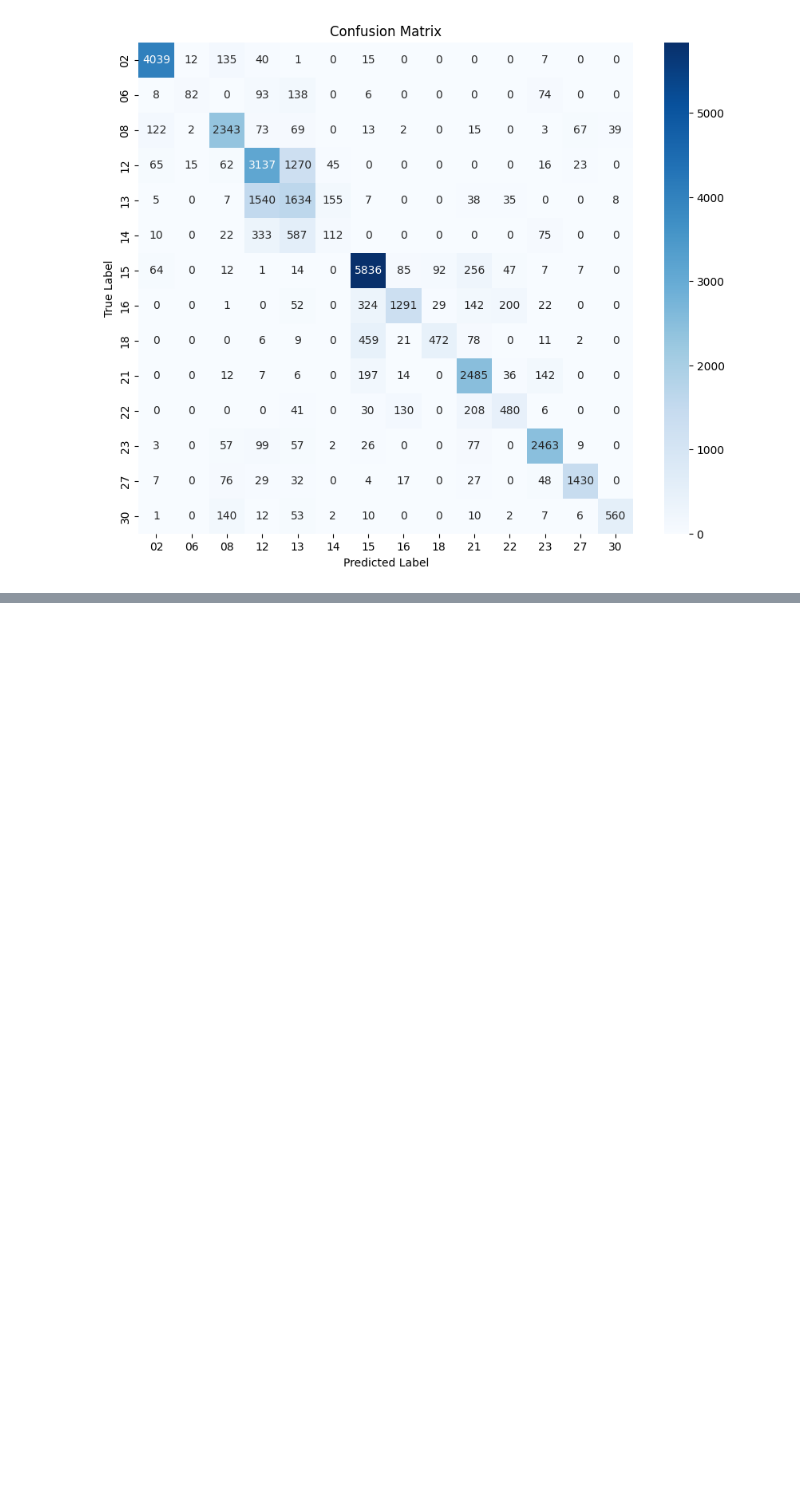
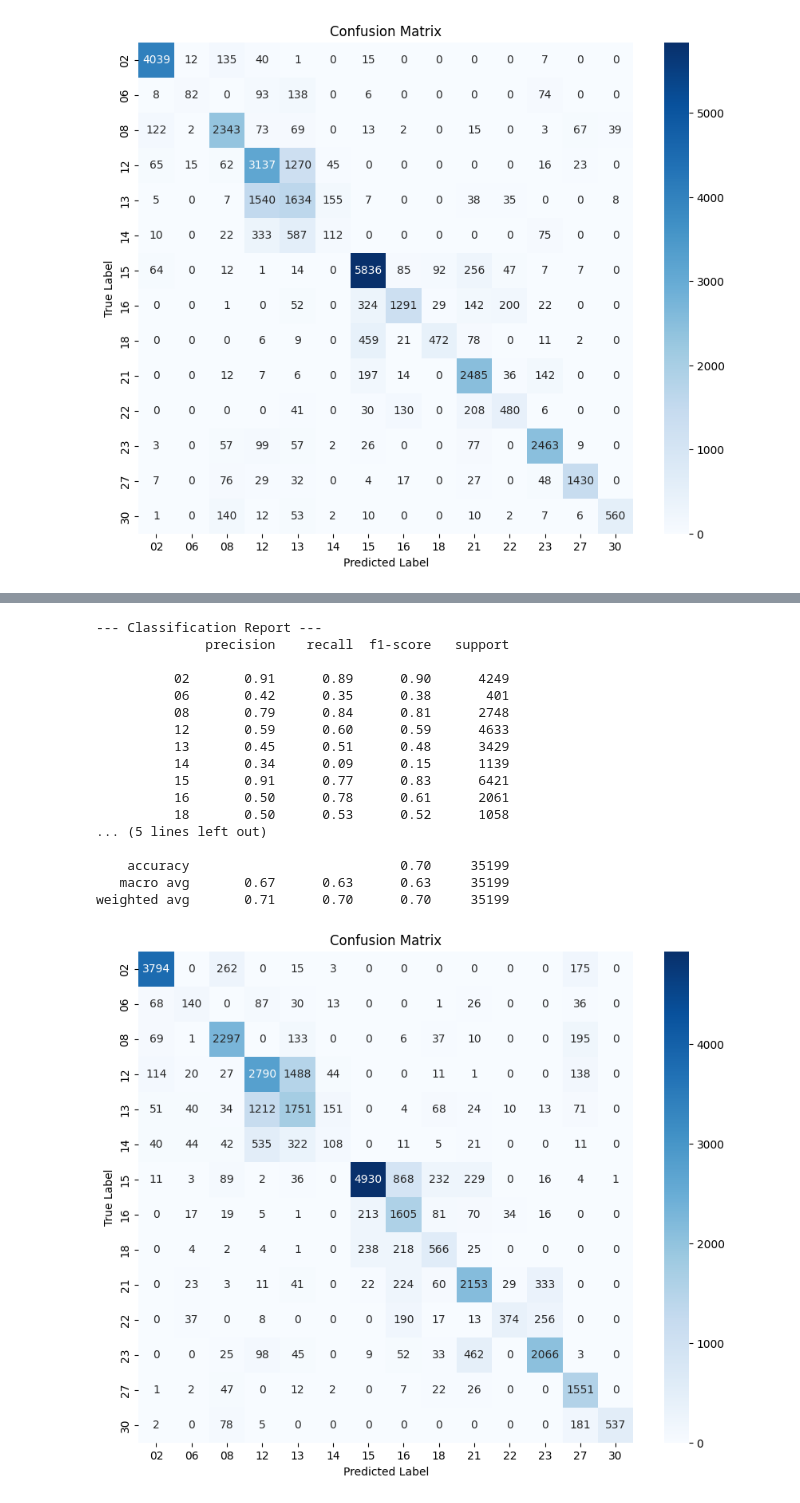
Before and after one commit to MihaiUM2001/CardioQML, a Jupyter notebook: ViewClassification.ipynb, the cells around one changed output, grey strips where cells are left out. Saved outputs shown, nothing was run; the diff lists cells and outputs as text; code cells hidden in the pictures; blank space fills up the shorter version.

```diff
--- a/ViewClassification.ipynb
+++ b/ViewClassification.ipynb
@@ -1142,0 +1360,21 @@ weighted avg       0.75      0.75      0.74     35199
+# %%
+evaluate_model(trained_model_qresnet, test_loader, base_dataset.classes)
+# %% [output]
+--- Classification Report ---
+              precision    recall  f1-score   support
+
+          02       0.91      0.89      0.90      4249
+          06       0.42      0.35      0.38       401
+          08       0.79      0.84      0.81      2748
+          12       0.59      0.60      0.59      4633
+          13       0.45      0.51      0.48      3429
+          14       0.34      0.09      0.15      1139
+          15       0.91      0.77      0.83      6421
+          16       0.50      0.78      0.61      2061
+          18       0.50      0.53      0.52      1058
+... (5 lines left out)
+
+    accuracy                           0.70     35199
+   macro avg       0.67      0.63      0.63     35199
+weighted avg       0.71      0.70      0.70     35199
+[figure, added]
```
Also changed, not shown: parts of 30 cells of this notebook.
